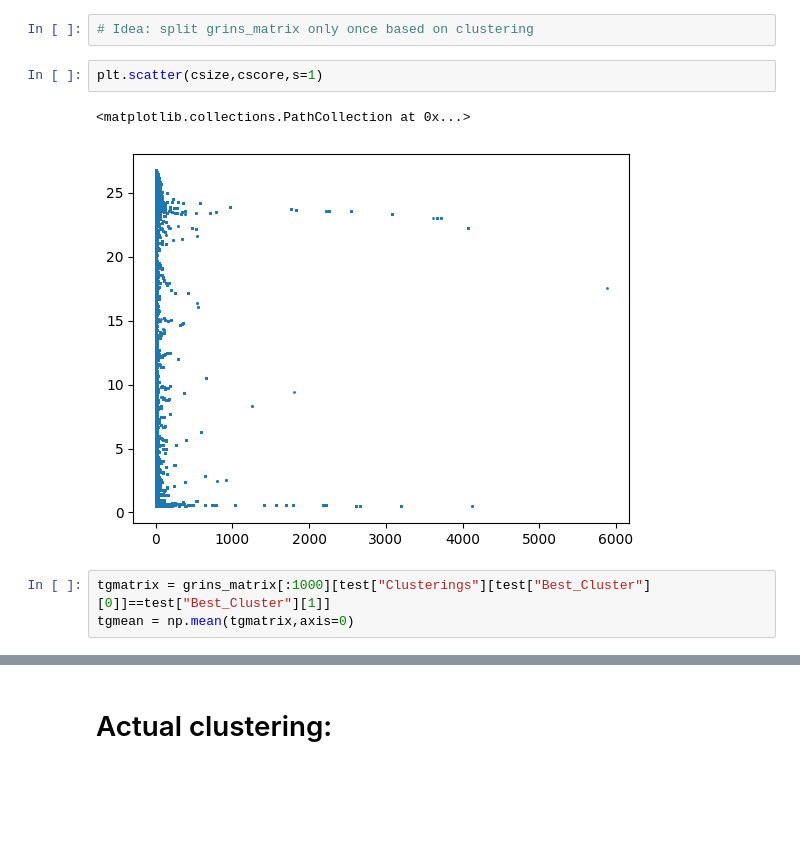
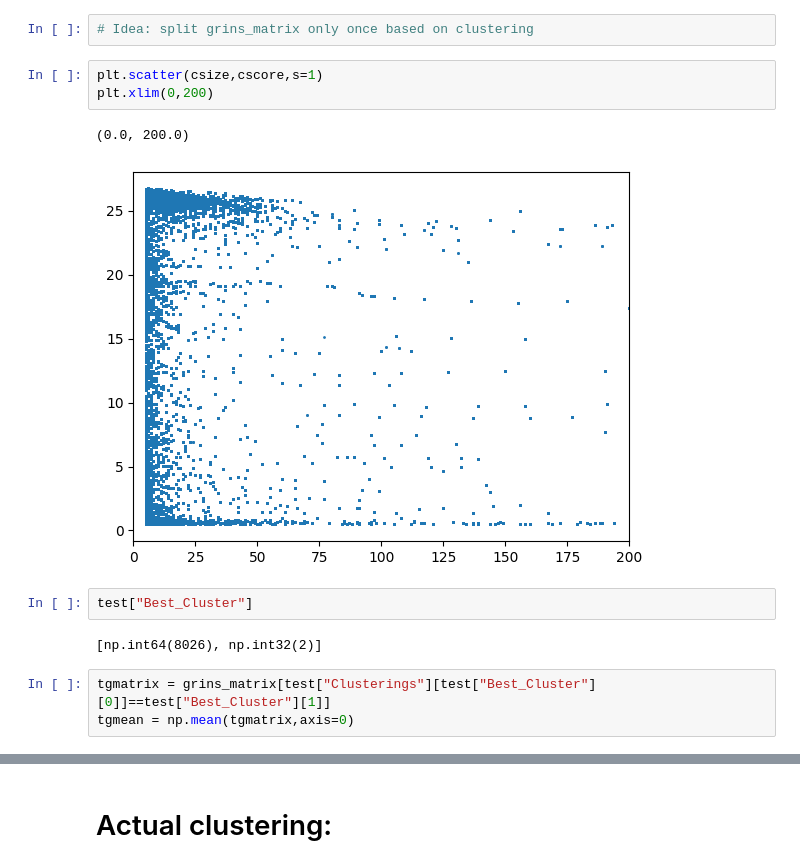
Before and after one commit to GeorgSommerer/bsc_thesis_pGRiNS, a Jupyter notebook: pgrins_cluster_explore.ipynb, the cells around one changed output, grey strips where cells are left out. Saved outputs shown, nothing was run; the diff lists cells and outputs as text; blank space fills up the shorter version.

```diff
--- a/pgrins_cluster_explore.ipynb
+++ b/pgrins_cluster_explore.ipynb
@@ -71,11 +71,16 @@ pd.DataFrame({"Cluster":test["Clusterings"][9990]}).groupby(by="Cluster").indice
 # Idea: split grins_matrix only once based on clustering
 # %%
 plt.scatter(csize,cscore,s=1)
+plt.xlim(0,200)
 # %% [output]
-<matplotlib.collections.PathCollection at 0x...>
+(0.0, 200.0)
-[figure, old version]
+[figure, new version]
+# %%
+test["Best_Cluster"]
+# %% [output]
+[np.int64(8026), np.int32(2)]
 # %%
-tgmatrix = grins_matrix[:1000][test["Clusterings"][test["Best_Cluster"][0]]==test["Best_Cluster"][1]]
+tgmatrix = grins_matrix[test["Clusterings"][test["Best_Cluster"][0]]==test["Best_Cluster"][1]]
 tgmean = np.mean(tgmatrix,axis=0)
 # %%
 tgmatrix.shape
```
Also changed, not shown: parts of 43 cells of this notebook, 4 other files.
